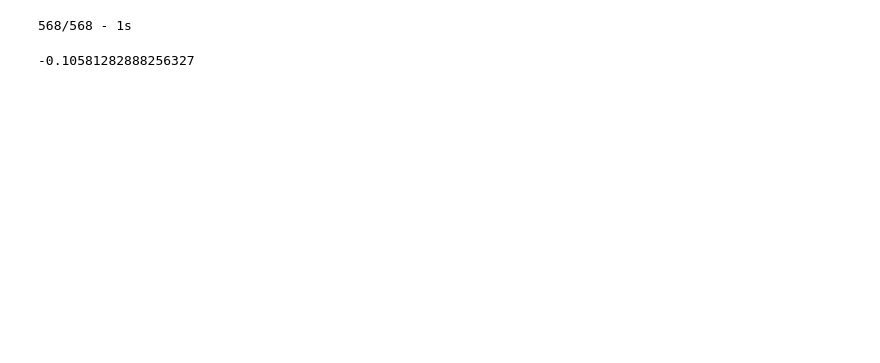
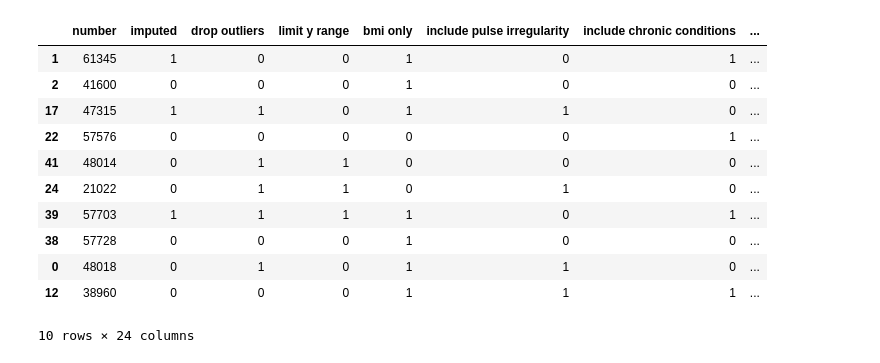
Before and after one commit to mathisme/ThinkfulDSFinalCapstone, a Jupyter notebook: notebooks/NeuralNetworks.ipynb, the cells around one changed output. Cells and saved outputs as stored; diff of their text form; code cells hidden in the pictures; blank space fills up the shorter version.

```diff
--- a/notebooks/NeuralNetworks.ipynb
+++ b/notebooks/NeuralNetworks.ipynb
@@ -115,8 +34,0 @@ Pipeline(steps=[('preprocessor',
-# %%
-y_preds = pipeline.predict(X_train)
-# %% [output]
-568/568 - 1s
-# %%
- r2_score(y_train,y_preds)
-# %% [output]
--0.10581282888256327
@@ -122,0 +256,17 @@ y_preds = pipeline.predict(X_train)
+# %%
+models = pd.DataFrame(Models)
+top_10 = models.sort_values(by=['adjusted r2','RMSE percent difference'],ascending=[False,True]).head(10)
+top_10
+# %% [output]
+|  | number | imputed | drop outliers | limit y range | bmi only | include pulse irregularity | include chronic conditions | ... |
+| 1 | 61345 | 1 | 0 | 0 | 1 | 0 | 1 | ... |
+| 2 | 41600 | 0 | 0 | 0 | 1 | 0 | 0 | ... |
+| 17 | 47315 | 1 | 1 | 0 | 1 | 1 | 0 | ... |
+| 22 | 57576 | 0 | 0 | 0 | 0 | 0 | 1 | ... |
+| 41 | 48014 | 0 | 1 | 1 | 0 | 0 | 0 | ... |
+| 24 | 21022 | 0 | 1 | 1 | 0 | 1 | 0 | ... |
+| 39 | 57703 | 1 | 1 | 1 | 1 | 0 | 1 | ... |
+| 38 | 57728 | 0 | 0 | 0 | 1 | 0 | 0 | ... |
+| 0 | 48018 | 0 | 1 | 0 | 1 | 1 | 0 | ... |
+| 12 | 38960 | 0 | 0 | 0 | 1 | 1 | 1 | ... |
+10 rows × 24 columns
```
Also changed, not shown: parts of 16 cells of this notebook.
